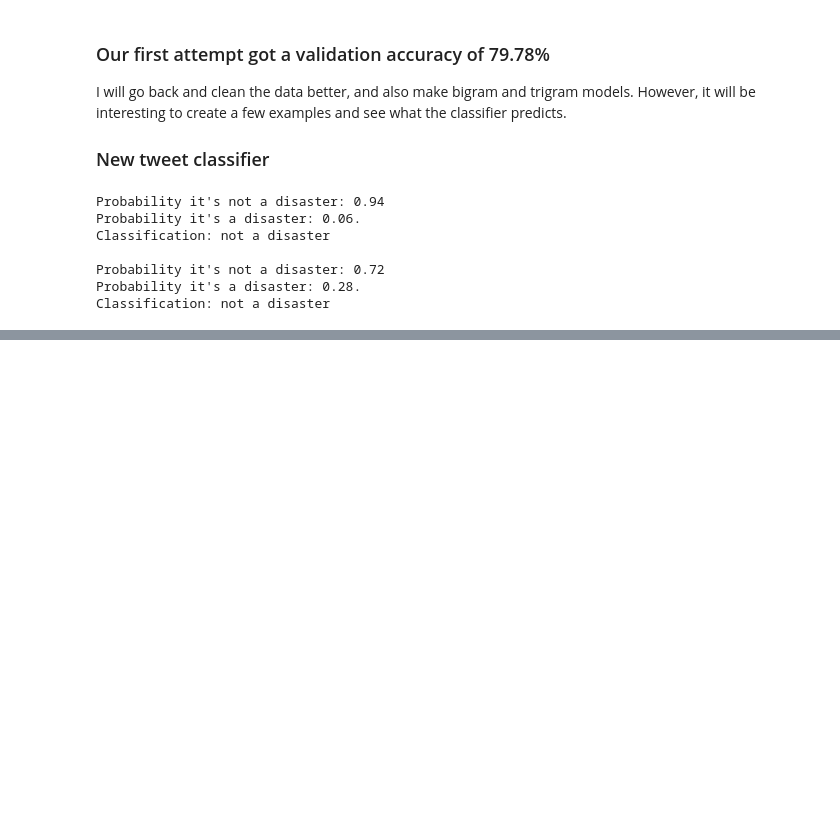
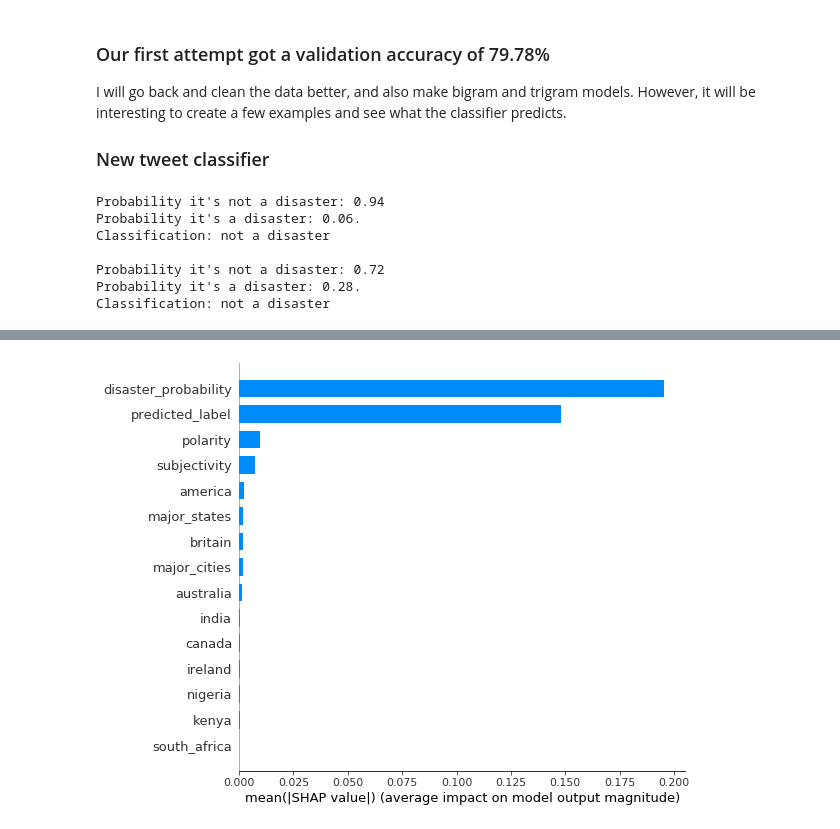
Before and after one commit to erick-hm/DisasterTweetsNLP, a Jupyter notebook: DisasterTweetsNLP_NaiveBayes.ipynb, the cells around one changed output, grey strips where cells are left out. Saved outputs shown, nothing was run; the diff lists cells and outputs as text; code cells hidden in the pictures; blank space fills up the shorter version.

Commit message:
cleaner graphs, add features

```diff
--- a/DisasterTweetsNLP_NaiveBayes.ipynb
+++ b/DisasterTweetsNLP_NaiveBayes.ipynb
@@ -772,0 +987,22 @@ tweets_modified[tweets_modified['major_cities']==1.0]
+# %%
+#check the two dataframes are equal so that the results of sentiment_df can be appended
+tweets_modified['text'].equals(sentiment_df['text']); #evaluates to true
+
+#adding the polarity and subjectivity scores
+tweets_modified[['polarity','subjectivity']] = sentiment_df[['polarity','subjectivity']]
+# %%
+#split the new modified data into training and validation samples
+Xm = tweets_modified[locations + ['predicted_label','disaster_probability','polarity','subjectivity']]
+ym = tweets_modified['target']
+
+Xm_train, Xm_val, ym_train, ym_val = train_test_split(Xm,ym,test_size=0.3,random_state=12)
+
+#creating a random forest model for the new data
+#low max depth to preventh overfitting, which occurs greatly when we include the disaster_probability
+forest = RandomForestClassifier(max_depth=7)
+
+#fit the random forest
+forest.fit(Xm_train,ym_train)
+
+#accuracy of the forest classifier
+forest.score(Xm_train,ym_train), forest.score(Xm_val,ym_val)
@@ -772,0 +1026,7 @@ tweets_modified[tweets_modified['major_cities']==1.0]
+# %%
+explainer = shap.TreeExplainer(forest)
+shap_values = explainer.shap_values(Xm_train)
+
+shap.summary_plot(shap_values[1],Xm_train,plot_type='bar')
+# %% [output]
+[figure, added]
```
Also changed, not shown: parts of 52 cells of this notebook.
